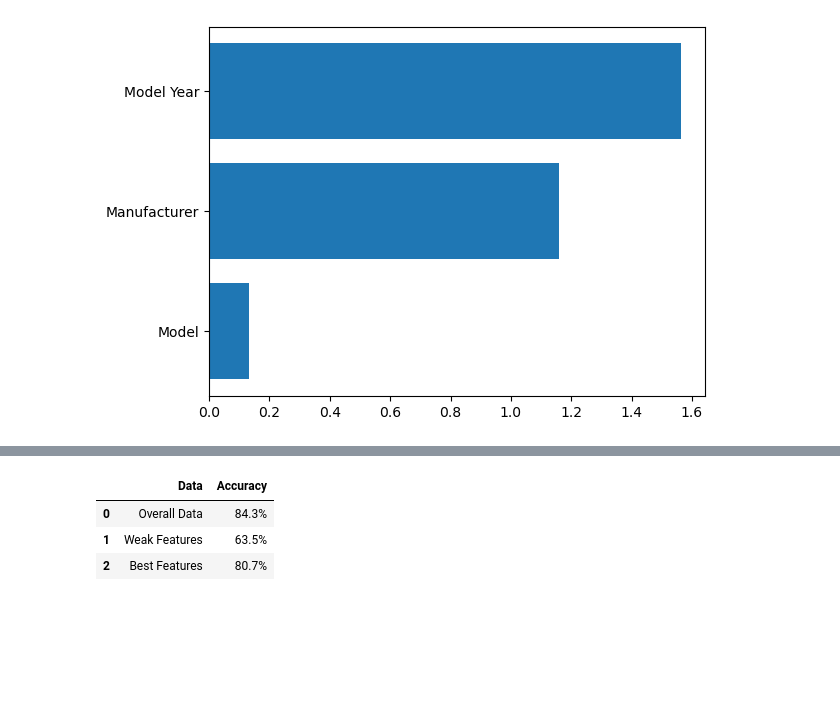
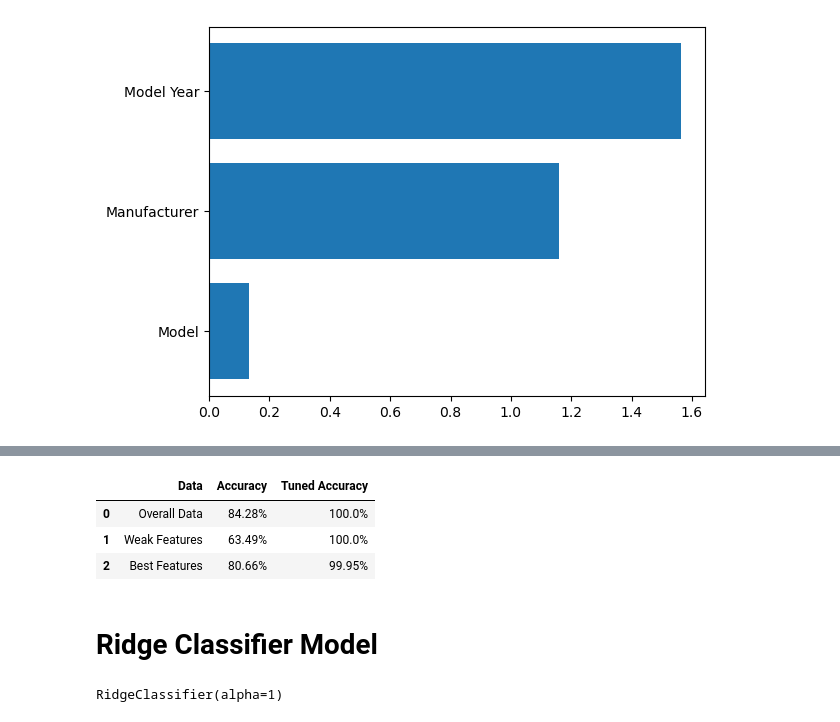
Before and after one commit to whartzler/Class_Project, a Jupyter notebook: ML_Models/SVM_Model.ipynb, the cells around one changed output, grey strips where cells are left out. Drawn from its saved outputs; the diff is of its cells as text; code cells hidden in the pictures; blank space fills up the shorter version.

Commit message:
Updating ML Models with comparison output

```diff
--- a/ML_Models/SVM_Model.ipynb
+++ b/ML_Models/SVM_Model.ipynb
@@ -274,3 +362,10 @@ def f_importances(coef, names):
 f_importances(feature_importance, list(X.columns))
 # %% [output]
 [figure]
+# %%
+param_grid = {'C': [1], 'gamma': [10, 5, 1],'kernel': ['linear', 'rbf']}
+
+grid = GridSearchCV(svm,param_grid,refit=True,verbose=1)
+grid.fit(X_train_scaled,y_train)
+
+print(grid.best_params_)
@@ -276,0 +375,4 @@ f_importances(feature_importance, list(X.columns))
+# %%
+weak_grid_predictions = grid.predict(X_test_scaled)
+weak_tuned_accuracy_score = accuracy_score(y_test, weak_grid_predictions)
+metrics_score(y_test, weak_grid_predictions)
@@ -347,0 +458,7 @@ f_importances(feature_importance, list(X.columns))
+# %%
+param_grid = {'C': [1], 'gamma': [10, 5, 1],'kernel': ['linear', 'rbf']}
+
+grid = GridSearchCV(svm,param_grid,refit=True,verbose=1)
+grid.fit(X_train_scaled,y_train)
+
+print(grid.best_params_)
@@ -347,0 +468,4 @@ f_importances(feature_importance, list(X.columns))
+# %%
+strong_grid_predictions = grid.predict(X_test_scaled)
+strong_tuned_accuracy_score = accuracy_score(y_test, strong_grid_predictions)
+metrics_score(y_test, strong_grid_predictions)
@@ -348,13 +520,18 @@ f_importances(feature_importance, list(X.columns))
 # %%
 
 
-comparison_df = pd.DataFrame({'Data' : ['Overall Data', 'Weak Features', 'Best Features'],
-                              'Accuracy' : [str(round(ovr_accuracy_score * 100, 1)) + '%',
-                                            str(round(weak_accuracy_score * 100, 1)) + '%',
-                                            str(round(top_accuracy_score * 100, 1)) + '%']})
-comparison_df
+data_comparison_df = pd.DataFrame({'Data' : ['Overall Data', 'Weak Features', 'Best Features'],
+                            'Accuracy' : [str(round(ovr_accuracy_score * 100, 2)) + '%',
+                                            str(round(weak_accuracy_score * 100, 2)) + '%',
+                                            str(round(top_accuracy_score * 100, 2)) + '%'],
+                            'Tuned Accuracy' : [str(round(ovr_tuned_accuracy_score * 100, 2)) + '%',
+                                                str(round(weak_tuned_accuracy_score * 100, 2)) + '%',
+                                                str(round(strong_tuned_accuracy_score * 100, 2)) + '%']})
+data_comparison_df
 # %% [output]
-|  | Data | Accuracy |
-| 0 | Overall Data | 84.3% |
-| 1 | Weak Features | 63.5% |
-| 2 | Best Features | 80.7% |
+|  | Data | Accuracy | Tuned Accuracy |
+| 0 | Overall Data | 84.28% | 100.0% |
+| 1 | Weak Features | 63.49% | 100.0% |
+| 2 | Best Features | 80.66% | 99.95% |
+# %% [markdown]
+# Ridge Classifier Model
@@ -360,0 +559,4 @@ comparison_df
+# %%
+rr.fit(X_train_scaled, y_train)
+# %% [output]
+RidgeClassifier(alpha=1)
```
Also changed, not shown: parts of 50 cells of this notebook, 2 other files.
